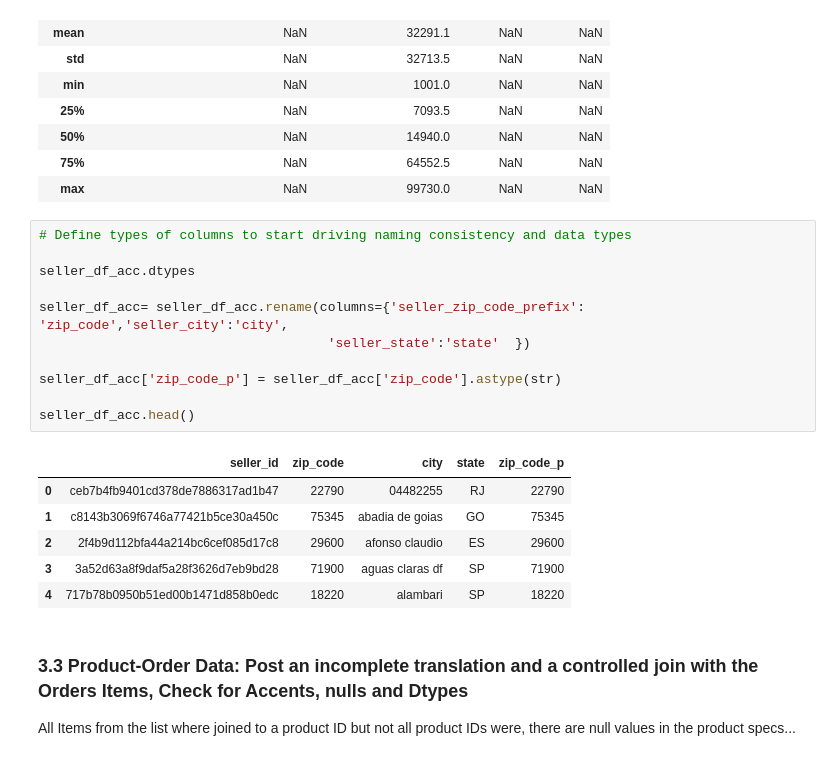
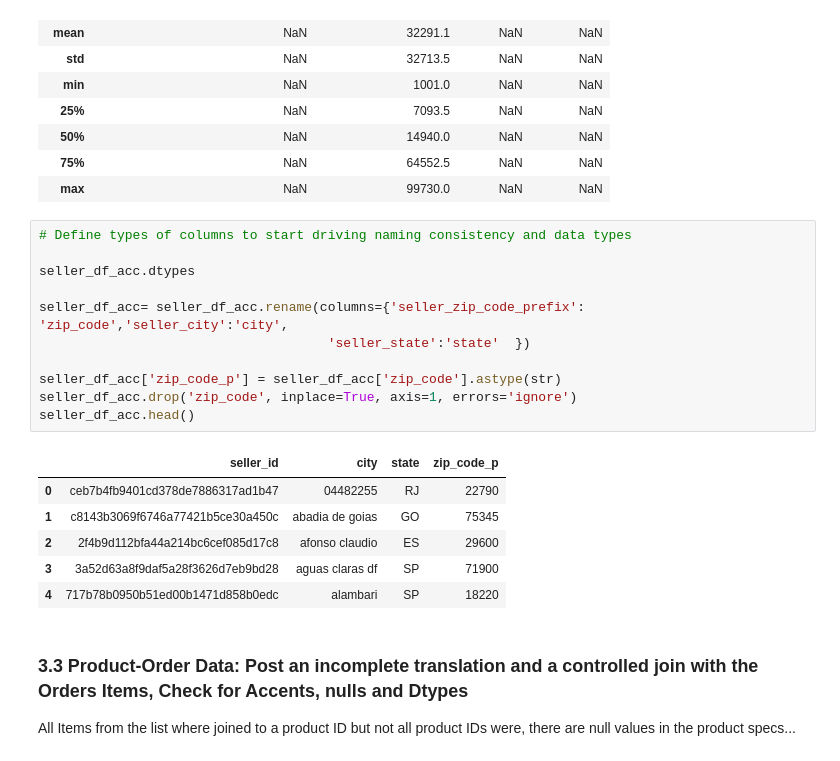
Before and after one commit to jrclavier/aurelius_ds_fin, a Jupyter notebook: Aurelius_WorkingSheet.ipynb, the cells around one changed output. Cells and saved outputs as stored; diff of their text form.

```diff
--- a/Aurelius_WorkingSheet.ipynb
+++ b/Aurelius_WorkingSheet.ipynb
@@ -449,21 +378,21 @@ seller_df_acc.describe(include='all').round(1)
 # %%
 # Define types of columns to start driving naming consistency and data types
 
 seller_df_acc.dtypes
 
 seller_df_acc= seller_df_acc.rename(columns={'seller_zip_code_prefix': 'zip_code','seller_city':'city',
                                      'seller_state':'state'  })
 
 seller_df_acc['zip_code_p'] = seller_df_acc['zip_code'].astype(str)
-
+seller_df_acc.drop('zip_code', inplace=True, axis=1, errors='ignore')
 seller_df_acc.head()
 # %% [output]
-|  | seller_id | zip_code | city | state | zip_code_p |
-| 0 | ceb7b4fb9401cd378de7886317ad1b47 | 22790 | 04482255 | RJ | 22790 |
-| 1 | c8143b3069f6746a77421b5ce30a450c | 75345 | abadia de goias | GO | 75345 |
-| 2 | 2f4b9d112bfa44a214bc6cef085d17c8 | 29600 | afonso claudio | ES | 29600 |
-| 3 | 3a52d63a8f9daf5a28f3626d7eb9bd28 | 71900 | aguas claras df | SP | 71900 |
-| 4 | 717b78b0950b51ed00b1471d858b0edc | 18220 | alambari | SP | 18220 |
+|  | seller_id | city | state | zip_code_p |
+| 0 | ceb7b4fb9401cd378de7886317ad1b47 | 04482255 | RJ | 22790 |
+| 1 | c8143b3069f6746a77421b5ce30a450c | abadia de goias | GO | 75345 |
+| 2 | 2f4b9d112bfa44a214bc6cef085d17c8 | afonso claudio | ES | 29600 |
+| 3 | 3a52d63a8f9daf5a28f3626d7eb9bd28 | aguas claras df | SP | 71900 |
+| 4 | 717b78b0950b51ed00b1471d858b0edc | alambari | SP | 18220 |
 # %% [markdown]
 ### 3.3 Product-Order Data: Post an incomplete translation and a controlled join with the Orders Items, Check for Accents, nulls and Dtypes
 
```
Also changed, not shown: parts of 73 cells of this notebook.
